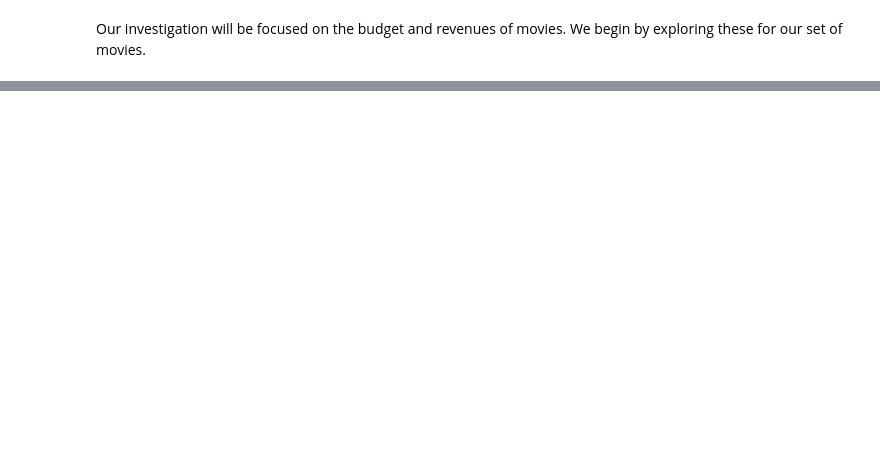
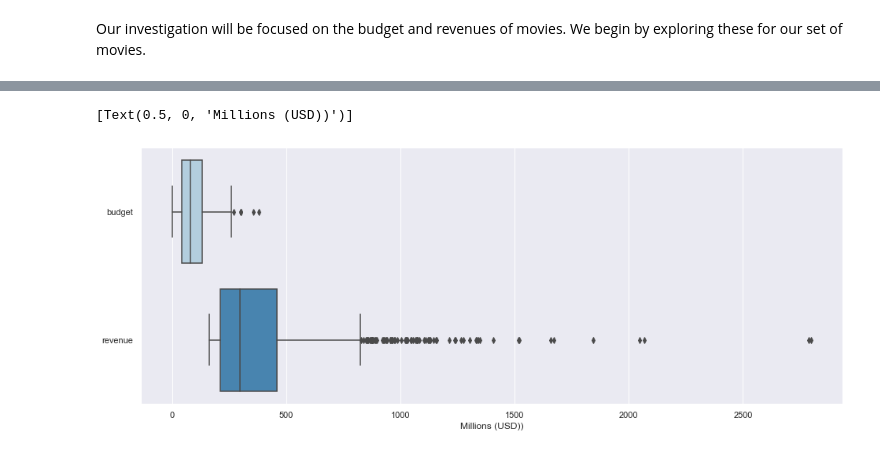
Before and after one commit to sciencelee/dsc-mod-1-project-v2-1-online-ds-sp-000, a Jupyter notebook: student.ipynb, the cells around one changed output, grey strips where cells are left out. Drawn from its saved outputs; the diff is of its cells as text; code cells hidden in the pictures; blank space fills up the shorter version.

```diff
--- a/student.ipynb
+++ b/student.ipynb
@@ -112,11 +130,11 @@ all_movie_details = []
 
 i = 1
 
-while i < sample_size:
+for movie in movie_ids:
     #Fetch Movie Data
-    movie_id = movie_ids[i]
-    print(movie_id)
-    movie_response = requests.get(base_url + 'movie/' + str(movie_id) + '?api_key=' +  api_key)
+    print(movie)
+    movie_response = requests.get(base_url + 'movie/' + str(movie) + '?api_key=' +  api_key)
+    print(movie_response)
     all_movie_details.append(movie_response.json())
     i += 1
 # %% [output]
@@ -222,3 +254,35 @@ NameError: name 'df' is not defined
+# %%
+# df with just revenue and budget
+df_returns = df[['budget', 'revenue']].copy()
+
+sns.set_style('darkgrid')
+dims = (6, 18)
+
+# df with just revenue and budget
+df_returns = df[['budget', 'revenue']].copy()
+
+sns.set_style('darkgrid')
+sns.set_context("notebook")
+
+
+dims = (18, 6)
+
+
+#sns.boxplot(data=df_returns, palette='Reds')
+# xlabels = ['{:d}'.format(int(x/1000000)) for x in ax.get_xticks()]
+# ax.set_title("Revenue for Major Theaterical Releases")
+# ax.set_xticklabels(xlabels)
+# ax.set(xlabel='Millions (USD)')
+
+plt.figure(figsize=(16, 6))
+
+ax = sns.boxplot(data=df_returns, palette='Blues', orient='h')
+xlabels = ['{:d}'.format(int(x/1000000)) for x in ax.get_xticks()]
+ax.set_xticklabels(xlabels)
+ax.set(xlabel="Millions (USD))")
+# %% [output]
+[Text(0.5, 0, 'Millions (USD))')]
+[figure, added]
 # %%
 
 
```
Also changed, not shown: parts of 13 cells of this notebook.
